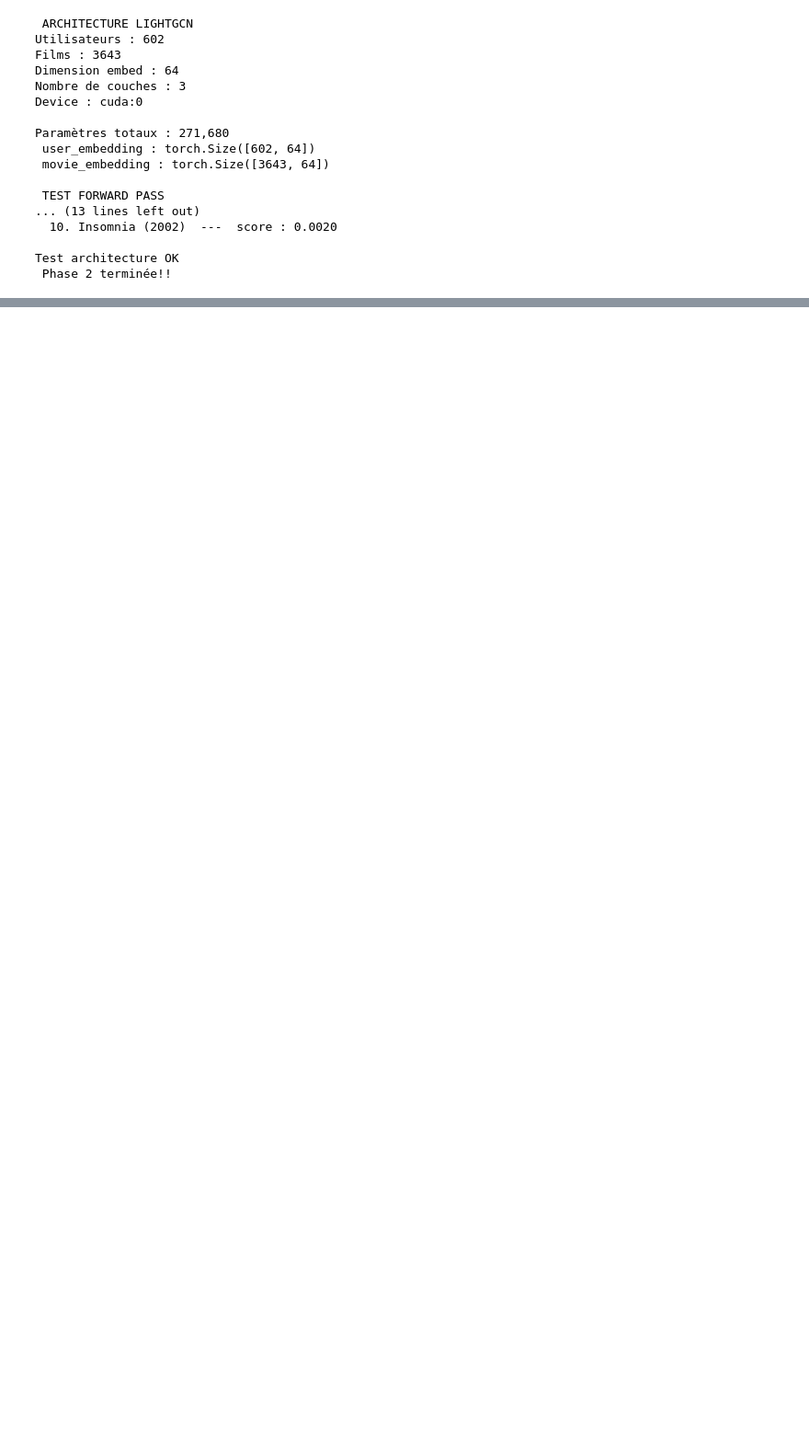
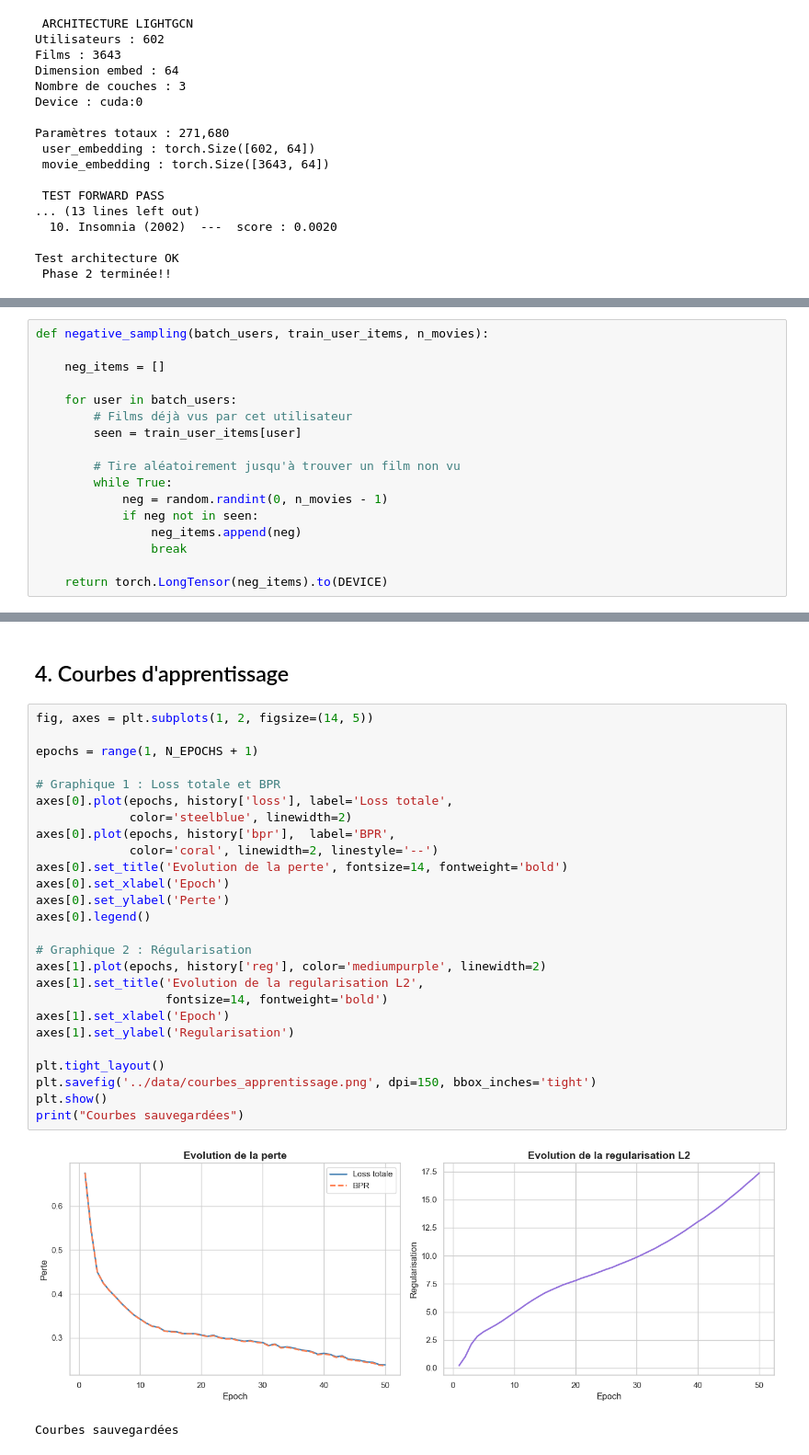
Before and after one commit to mwa1310/LightGCN_Recom_Syst, a Jupyter notebook: notebook/lightgcn_recom_syst.ipynb, the cells around one changed output, grey strips where cells are left out. Shown at 92% size. Drawn from its saved outputs; the diff is of its cells as text; blank space fills up the shorter version.

Commit message:
Update lightgcn_recom_syst.ipynb
feat: phase 3 complete : BPR training, loss curves, model saved

```diff
--- a/notebook/lightgcn_recom_syst.ipynb
+++ b/notebook/lightgcn_recom_syst.ipynb
@@ -721,0 +762,17 @@ Test architecture OK
+# %%
+def negative_sampling(batch_users, train_user_items, n_movies):
+
+    neg_items = []
+
+    for user in batch_users:
+        # Films déjà vus par cet utilisateur
+        seen = train_user_items[user]
+
+        # Tire aléatoirement jusqu'à trouver un film non vu
+        while True:
+            neg = random.randint(0, n_movies - 1)
+            if neg not in seen:
+                neg_items.append(neg)
+                break
+
+    return torch.LongTensor(neg_items).to(DEVICE)
@@ -721,0 +907,31 @@ Test architecture OK
+# %% [markdown]
+## 4. Courbes d'apprentissage
+# %%
+fig, axes = plt.subplots(1, 2, figsize=(14, 5))
+
+epochs = range(1, N_EPOCHS + 1)
+
+# Graphique 1 : Loss totale et BPR
+axes[0].plot(epochs, history['loss'], label='Loss totale',
+             color='steelblue', linewidth=2)
+axes[0].plot(epochs, history['bpr'],  label='BPR',
+             color='coral', linewidth=2, linestyle='--')
+axes[0].set_title('Evolution de la perte', fontsize=14, fontweight='bold')
+axes[0].set_xlabel('Epoch')
+axes[0].set_ylabel('Perte')
+axes[0].legend()
+
+# Graphique 2 : Régularisation
+axes[1].plot(epochs, history['reg'], color='mediumpurple', linewidth=2)
+axes[1].set_title('Evolution de la regularisation L2',
+                  fontsize=14, fontweight='bold')
+axes[1].set_xlabel('Epoch')
+axes[1].set_ylabel('Regularisation')
+
+plt.tight_layout()
+plt.savefig('../data/courbes_apprentissage.png', dpi=150, bbox_inches='tight')
+plt.show()
+print("Courbes sauvegardées")
+# %% [output]
+[figure, added]
+Courbes sauvegardées
```
Also changed, not shown: parts of 7 cells of this notebook.
